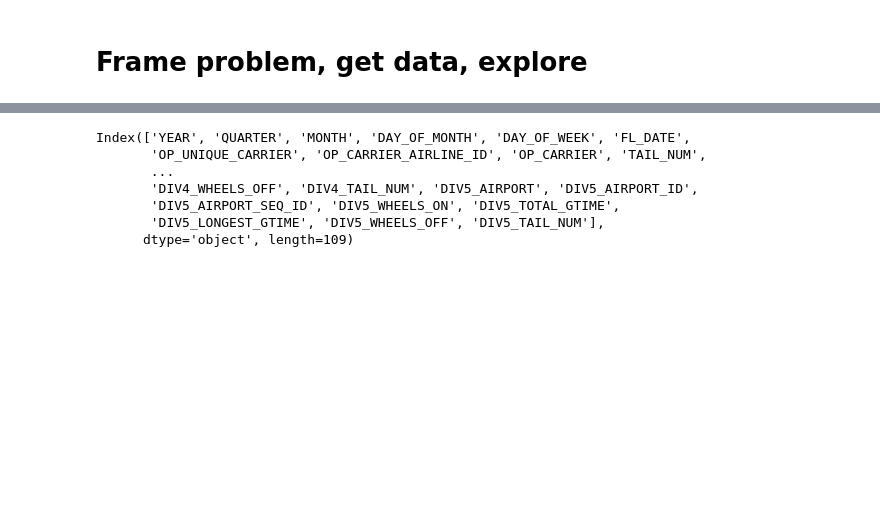
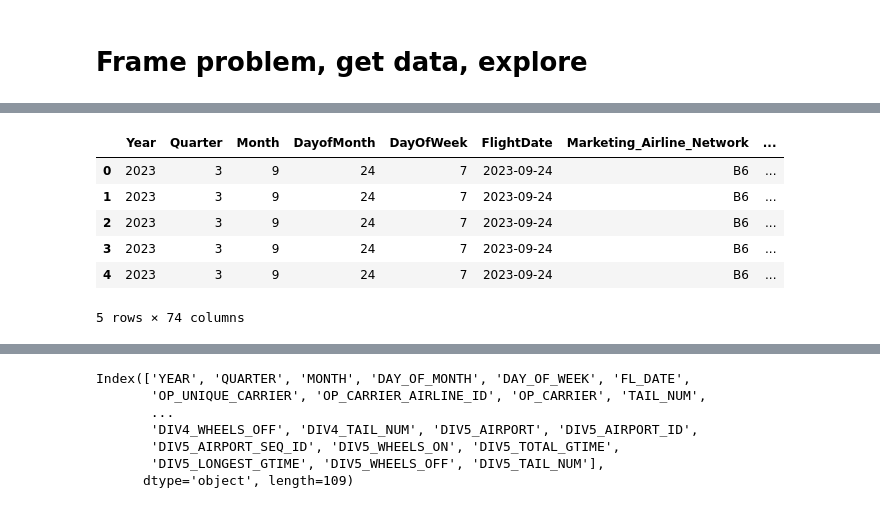
Before and after one commit to trevormgray/NN-Project, a Jupyter notebook: Flights.ipynb, the cells around one changed output, grey strips where cells are left out. Cells and saved outputs as stored; diff of their text form; code cells hidden in the pictures; blank space fills up the shorter version.

```diff
--- a/Flights.ipynb
+++ b/Flights.ipynb
@@ -57,0 +81,32 @@ from sklearn.linear_model import LinearRegression
+# %%
+# #dropping Diverted data
+
+# Import the Parquet file
+train = pd.read_parquet('2023_combined_data.parquet')
+
+# List of columns to remove
+columns_to_remove = [
+    'Diverted',  # First, drop the main DIVERTED column
+    'DivAirportLandings', 'DivReachedDest', 'DivActualElapsedTime',
+    'DivArrDelay', 'DivDistance', 'Div1Airport', 'Div1WheelsOn', 'Div1TotalGTime',
+    'Div1LongestGTime', 'Div1WheelsOff', 'Div1TailNum',
+    'Div1AirportID', 'Div1AirportSeqID',
+    'Div1TotalGTime', 'Div1LongestGTime', 'Div2Airport', 'Div2WheelsOn',
+    'Div2TotalGTime', 'Div2LongestGTime', 'Div2WheelsOff', 'Div2TailNum','Div2AirportID', 'Div2AirportSeqID', 'Div2TotalGTime', 'Div2LongestGTime',
+    'Div3Airport', 'Div3WheelsOn', 'Div3TotalGTime', 'Div3LongestGTime', 'Div3WheelsOff',
+    'Div3TailNum','Div3AirportID', 'Div3AirportSeqID', 'Div3TotalGTime', 'Div3LongestGTime',
+    'Div4Airport', 'Div4WheelsOn', 'Div4TotalGTime', 'Div4LongestGTime', 'Div4WheelsOff',
+    'Div4TailNum', 'Div4AirportID', 'Div4AirportSeqID', 'Div4TotalGTime', 'Div4LongestGTime',
+    'Div5Airport', 'Div5WheelsOn', 'Div5TotalGTime', 'Div5LongestGTime', 'Div5WheelsOff',
+    'Div5TailNum', 'Div5AirportID', 'Div5AirportSeqID', 'Div5TotalGTime', 'Div5LongestGTime'
+]
+
+# Drop the specified columns
+X = train.drop(columns=columns_to_remove, errors='ignore')  # Use errors='ignore' to prevent issues if columns don't exist
+
+# Save the cleaned DataFrame to a new Parquet file
+X.to_parquet('2023_cleaned_data.parquet')
+
+# Shape and preview
+print(X.shape)  # Check new shape
+print(X.dtypes)  # Check data types
@@ -57,0 +127,11 @@ from sklearn.linear_model import LinearRegression
+# %%
+#print the cleaned data
+X.head()
+# %% [output]
+|  | Year | Quarter | Month | DayofMonth | DayOfWeek | FlightDate | Marketing_Airline_Network | ... |
+| 0 | 2023 | 3 | 9 | 24 | 7 | 2023-09-24 | B6 | ... |
+| 1 | 2023 | 3 | 9 | 24 | 7 | 2023-09-24 | B6 | ... |
+| 2 | 2023 | 3 | 9 | 24 | 7 | 2023-09-24 | B6 | ... |
+| 3 | 2023 | 3 | 9 | 24 | 7 | 2023-09-24 | B6 | ... |
+| 4 | 2023 | 3 | 9 | 24 | 7 | 2023-09-24 | B6 | ... |
+5 rows × 74 columns
```
Also changed, not shown: parts of 12 cells of this notebook.
